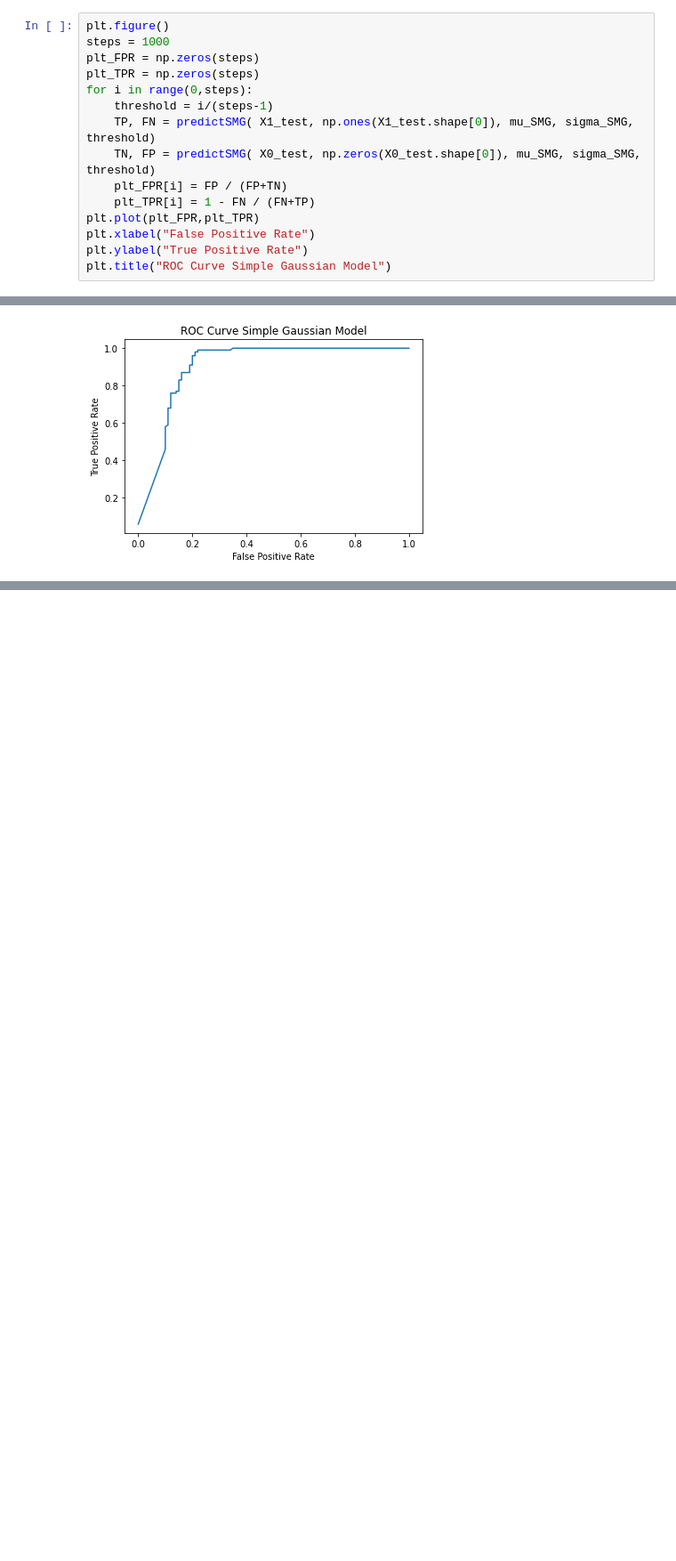
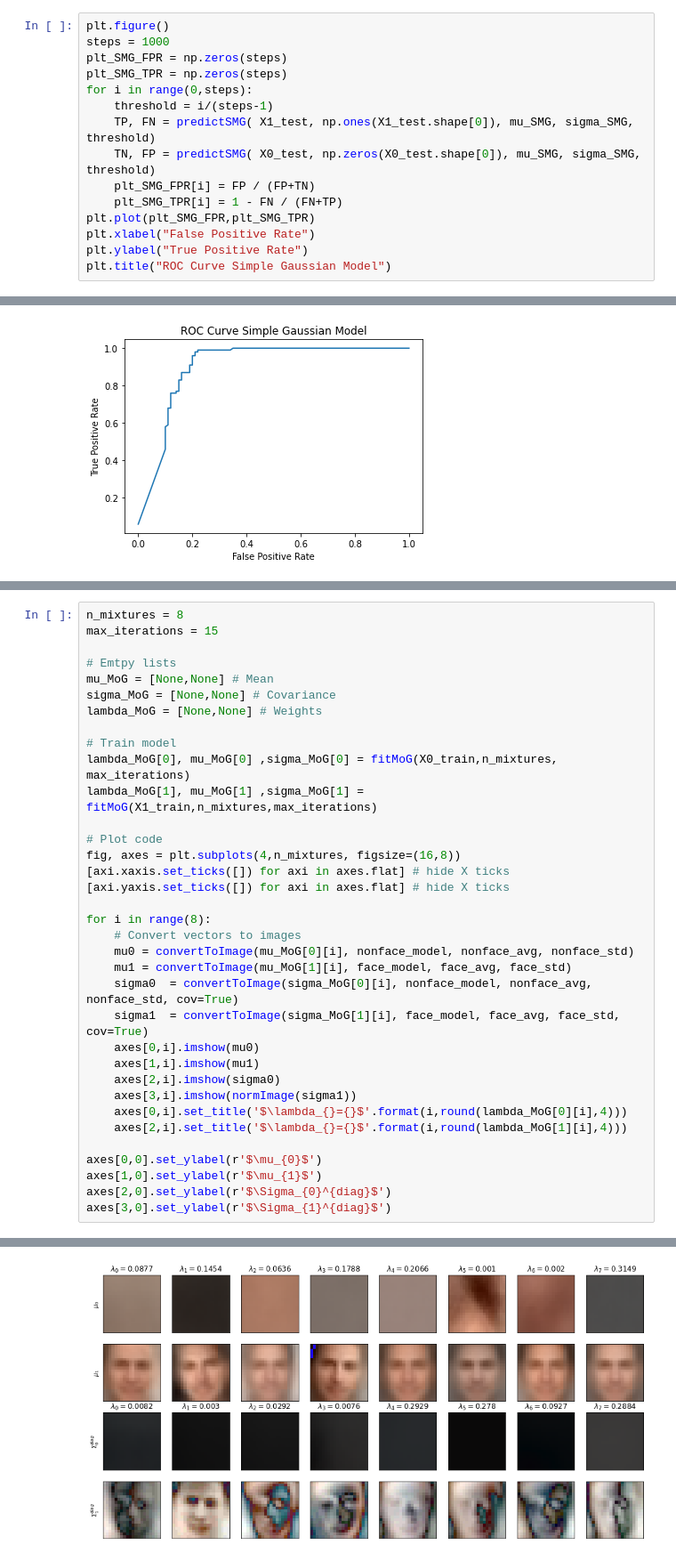
Before and after one commit to danmenloz/FaceDetection, a Jupyter notebook: Gaussian.ipynb, the cells around one changed output, grey strips where cells are left out. Shown: that part at 89% size. Drawn from its saved outputs; the diff is of its cells as text; blank space fills up the shorter version.

Commit message:
Added Mixture of Gaussian model.

```diff
--- a/Gaussian.ipynb
+++ b/Gaussian.ipynb
@@ -240,15 +258,15 @@ ROC curve
 # %%
 plt.figure()
 steps = 1000
-plt_FPR = np.zeros(steps)
-plt_TPR = np.zeros(steps)
+plt_SMG_FPR = np.zeros(steps)
+plt_SMG_TPR = np.zeros(steps)
 for i in range(0,steps):
     threshold = i/(steps-1)
     TP, FN = predictSMG( X1_test, np.ones(X1_test.shape[0]), mu_SMG, sigma_SMG, threshold)
     TN, FP = predictSMG( X0_test, np.zeros(X0_test.shape[0]), mu_SMG, sigma_SMG, threshold)
-    plt_FPR[i] = FP / (FP+TN)
-    plt_TPR[i] = 1 - FN / (FN+TP)
-plt.plot(plt_FPR,plt_TPR)
+    plt_SMG_FPR[i] = FP / (FP+TN)
+    plt_SMG_TPR[i] = 1 - FN / (FN+TP)
+plt.plot(plt_SMG_FPR,plt_SMG_TPR)
 plt.xlabel("False Positive Rate")
 plt.ylabel("True Positive Rate")
 plt.title("ROC Curve Simple Gaussian Model")
@@ -257,0 +370,36 @@ Text(0.5, 1.0, 'ROC Curve Simple Gaussian Model')
+# %%
+n_mixtures = 8
+max_iterations = 15
+
+# Emtpy lists
+mu_MoG = [None,None] # Mean
+sigma_MoG = [None,None] # Covariance
+lambda_MoG = [None,None] # Weights
+
+# Train model
+lambda_MoG[0], mu_MoG[0] ,sigma_MoG[0] = fitMoG(X0_train,n_mixtures, max_iterations)
+lambda_MoG[1], mu_MoG[1] ,sigma_MoG[1] = fitMoG(X1_train,n_mixtures,max_iterations)
+
+# Plot code
+fig, axes = plt.subplots(4,n_mixtures, figsize=(16,8))
+[axi.xaxis.set_ticks([]) for axi in axes.flat] # hide X ticks
+[axi.yaxis.set_ticks([]) for axi in axes.flat] # hide X ticks
+
+for i in range(8):
+    # Convert vectors to images
+    mu0 = convertToImage(mu_MoG[0][i], nonface_model, nonface_avg, nonface_std)
+    mu1 = convertToImage(mu_MoG[1][i], face_model, face_avg, face_std)
+    sigma0  = convertToImage(sigma_MoG[0][i], nonface_model, nonface_avg, nonface_std, cov=True)
+    sigma1  = convertToImage(sigma_MoG[1][i], face_model, face_avg, face_std, cov=True)
+    axes[0,i].imshow(mu0)
+    axes[1,i].imshow(mu1)
+    axes[2,i].imshow(sigma0)
+    axes[3,i].imshow(normImage(sigma1))
+    axes[0,i].set_title('$\lambda_{}={}$'.format(i,round(lambda_MoG[0][i],4)))
+    axes[2,i].set_title('$\lambda_{}={}$'.format(i,round(lambda_MoG[1][i],4)))
+
+axes[0,0].set_ylabel(r'$\mu_{0}$')
+axes[1,0].set_ylabel(r'$\mu_{1}$')
+axes[2,0].set_ylabel(r'$\Sigma_{0}^{diag}$')
+axes[3,0].set_ylabel(r'$\Sigma_{1}^{diag}$')
+# %% [output]
@@ -257,0 +407 @@ Text(0.5, 1.0, 'ROC Curve Simple Gaussian Model')
+[figure, added]
```
Also changed, not shown: parts of 13 cells of this notebook.
